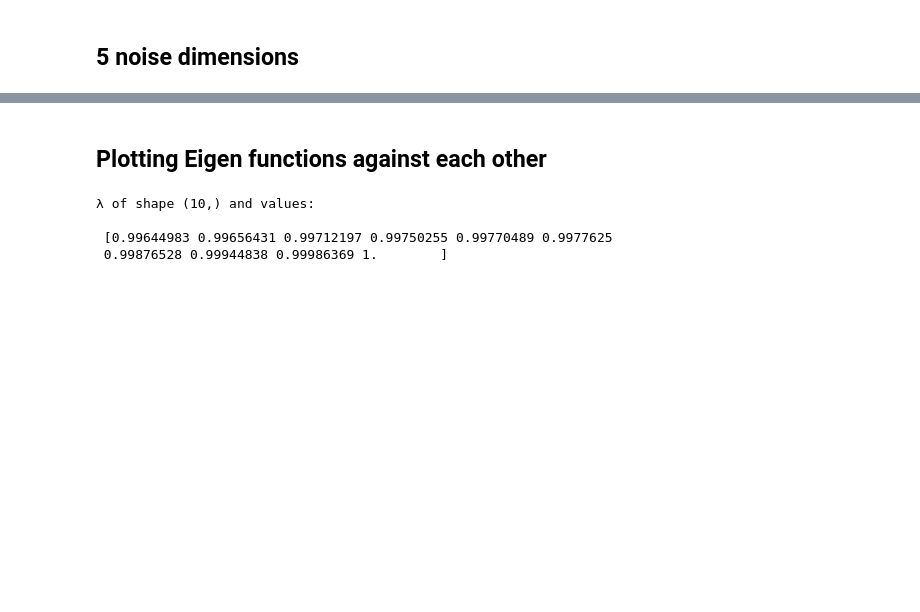
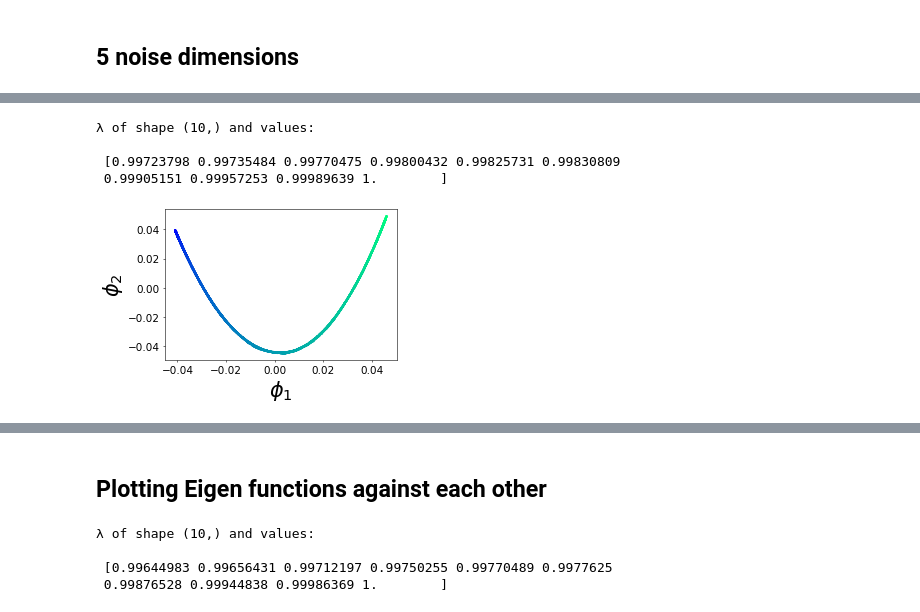
Before and after one commit to evtodorov/MLCMS, a Jupyter notebook: Final_Project/Diffusion_Maps/Diffusion_Maps.ipynb, the cells around one changed output, grey strips where cells are left out. Cells and saved outputs as stored; diff of their text form; code cells hidden in the pictures; blank space fills up the shorter version.

```diff
--- a/Final_Project/Diffusion_Maps/Diffusion_Maps.ipynb
+++ b/Final_Project/Diffusion_Maps/Diffusion_Maps.ipynb
@@ -344,0 +458,23 @@ for i in range(2, num_values_1):
+# %%
+num_values_1 = 10
+λ_n5_test, Φ_n5_test = diffusion_map(X_es1_n5_test, num_values_1)
+print(f'λ of shape {np.shape(λ_n5_test)} and values: \n \n {λ_n5_test}')
+# %% [output]
+λ of shape (10,) and values:
+
+ [0.99723798 0.99735484 0.99770475 0.99800432 0.99825731 0.99830809
+ 0.99905151 0.99957253 0.99989639 1.        ]
+# %%
+Φ_1_flipped_n5_test = np.fliplr(Φ_n5_test) # Flip to get in order of decending λ
+hor_axis_eigen_n5_test = Φ_1_flipped_n5_test.T[1]
+for i in range(2, num_values_1):
+    plt.figure()
+    plt.scatter(hor_axis_eigen_n5_test, Φ_1_flipped_n5_test[:,i], s=5, c=t1, cmap='winter')
+    plt.xticks(fontsize = 15)
+    plt.yticks(fontsize = 15)
+    plt.locator_params(axis='x', nbins=5)
+    plt.xlabel(fr'$\phi_1$', fontsize = 30)
+    plt.ylabel(fr'$\phi_{i}$', fontsize = 30)
+    plt.show()
+# %% [output]
+[figure, added]
```
Also changed, not shown: parts of 30 cells of this notebook, 6 other files.
